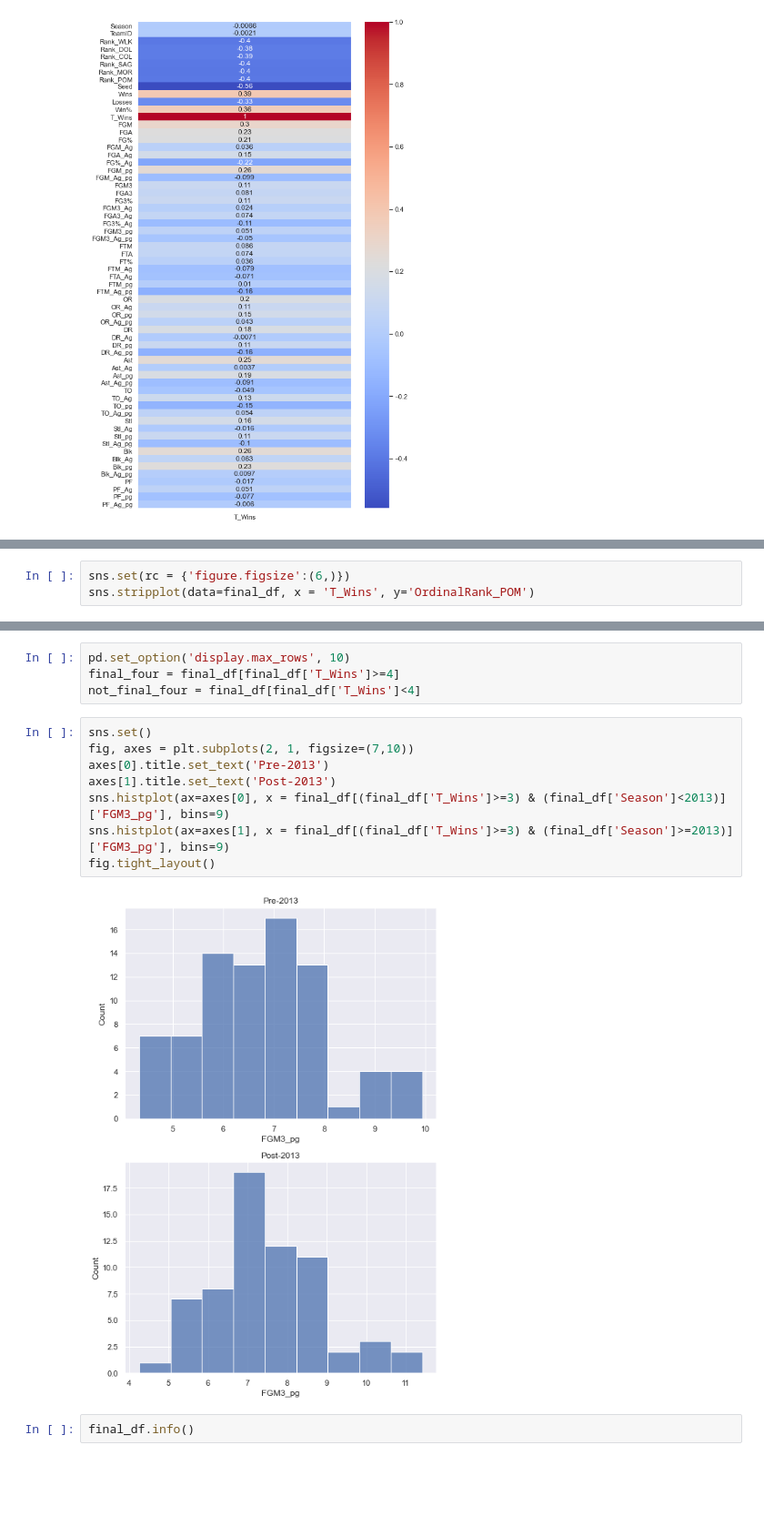
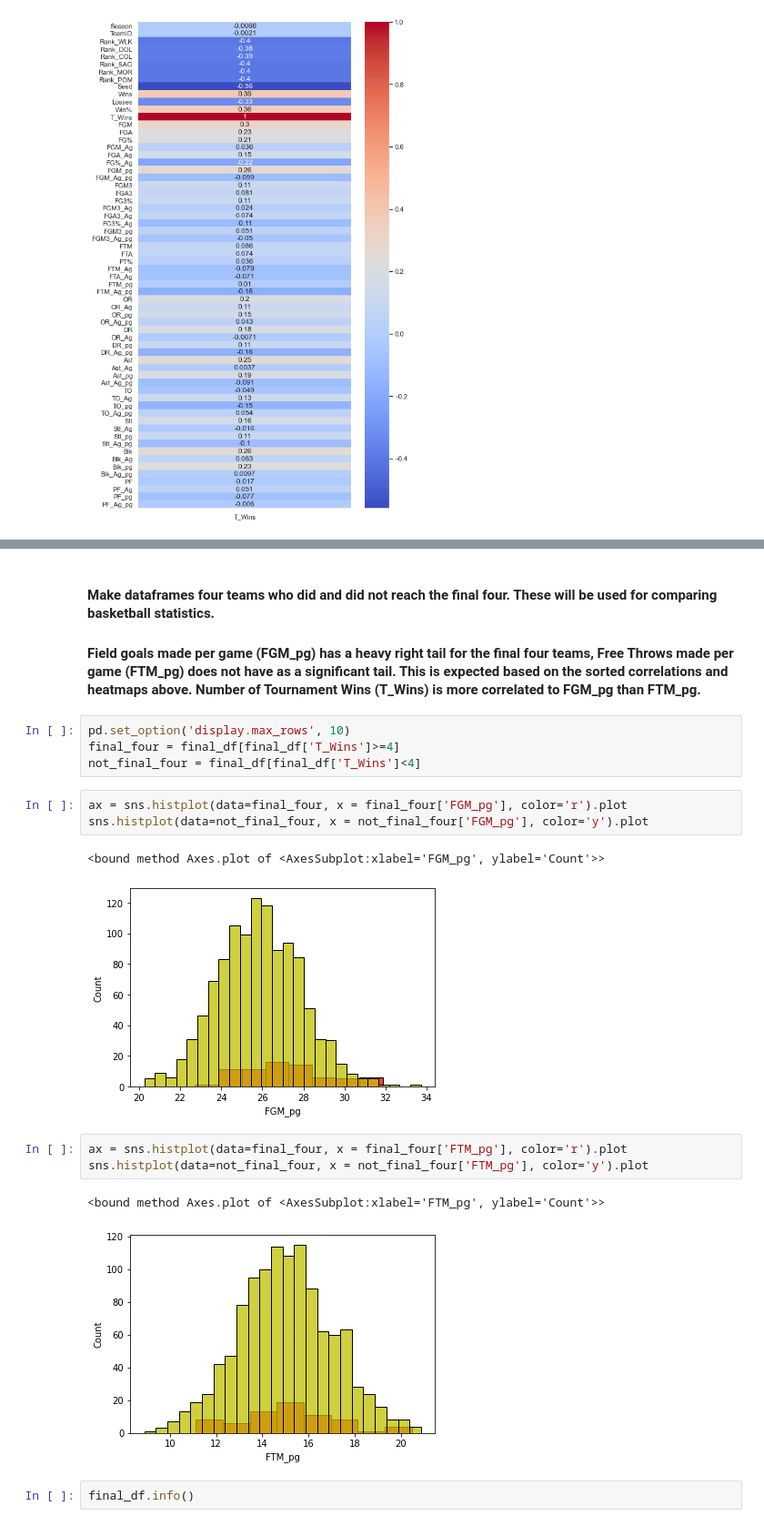
Before and after one commit to pforza/March_Madness_Predictor, a Jupyter notebook: 05_EDA.ipynb, the cells around one changed output, grey strips where cells are left out. Shown at 91% size. Cells and saved outputs as stored; diff of their text form; blank space fills up the shorter version.

```diff
--- a/05_EDA.ipynb
+++ b/05_EDA.ipynb
@@ -59,3 +65,0 @@ dtype: float64
-# %%
-sns.set(rc = {'figure.figsize':(6,)})
-sns.stripplot(data=final_df, x = 'T_Wins', y='OrdinalRank_POM')
@@ -65,17 +78,22 @@ sns.stripplot(data=final_df, x = 'T_Wins', y='OrdinalRank_POM')
+# %% [markdown]
+#### Make dataframes four teams who did and did not reach the final four. These will be used for comparing basketball statistics.
+#### Field goals made per game (FGM_pg) has a heavy right tail for the final four teams, Free Throws made per game (FTM_pg) does not have as a significant tail. This is expected based on the sorted correlations and heatmaps above. Number of Tournament Wins (T_Wins) is more correlated to FGM_pg than FTM_pg.
 # %%
 pd.set_option('display.max_rows', 10)
 final_four = final_df[final_df['T_Wins']>=4]
 not_final_four = final_df[final_df['T_Wins']<4]
+# %%
+ax = sns.histplot(data=final_four, x = final_four['FGM_pg'], color='r').plot
+sns.histplot(data=not_final_four, x = not_final_four['FGM_pg'], color='y').plot
+# %% [output]
+<bound method Axes.plot of <AxesSubplot:xlabel='FGM_pg', ylabel='Count'>>
+[figure, added]
 # %%
-sns.set()
-fig, axes = plt.subplots(2, 1, figsize=(7,10))
-axes[0].title.set_text('Pre-2013')
-axes[1].title.set_text('Post-2013')
-sns.histplot(ax=axes[0], x = final_df[(final_df['T_Wins']>=3) & (final_df['Season']<2013)]['FGM3_pg'], bins=9)
-sns.histplot(ax=axes[1], x = final_df[(final_df['T_Wins']>=3) & (final_df['Season']>=2013)]['FGM3_pg'], bins=9)
-fig.tight_layout()
+ax = sns.histplot(data=final_four, x = final_four['FTM_pg'], color='r').plot
+sns.histplot(data=not_final_four, x = not_final_four['FTM_pg'], color='y').plot
 # %% [output]
+<bound method Axes.plot of <AxesSubplot:xlabel='FTM_pg', ylabel='Count'>>
-[figure, old version]
+[figure, new version]
 # %%
 final_df.info()
 # %% [output]
```
Also changed, not shown: parts of 9 cells of this notebook, 6 other files.
